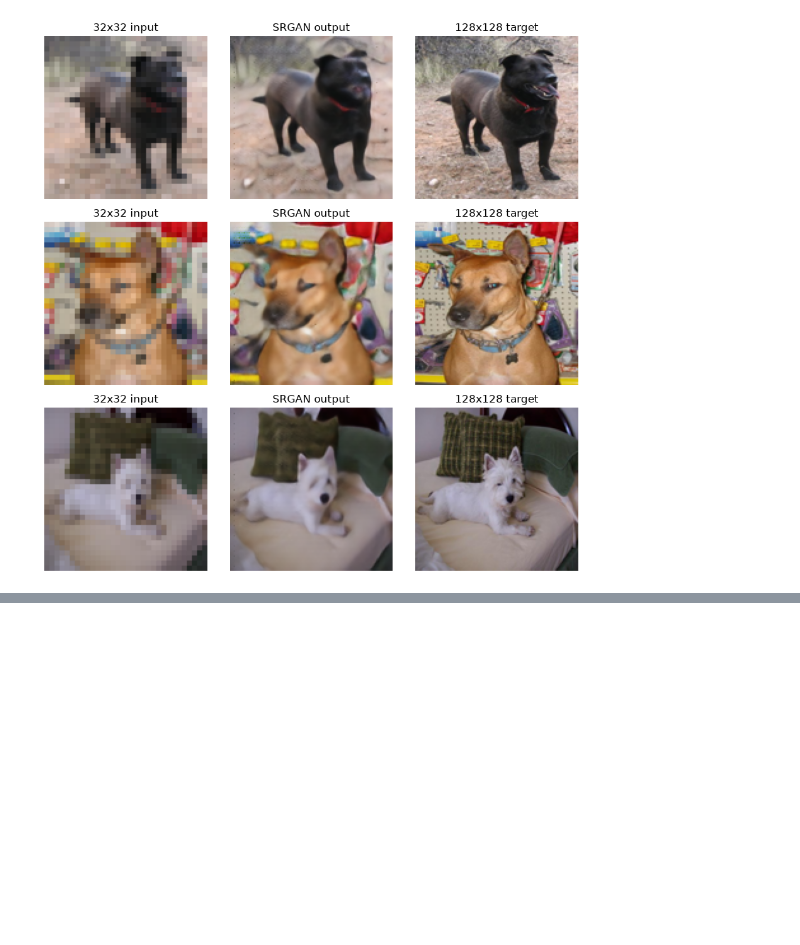
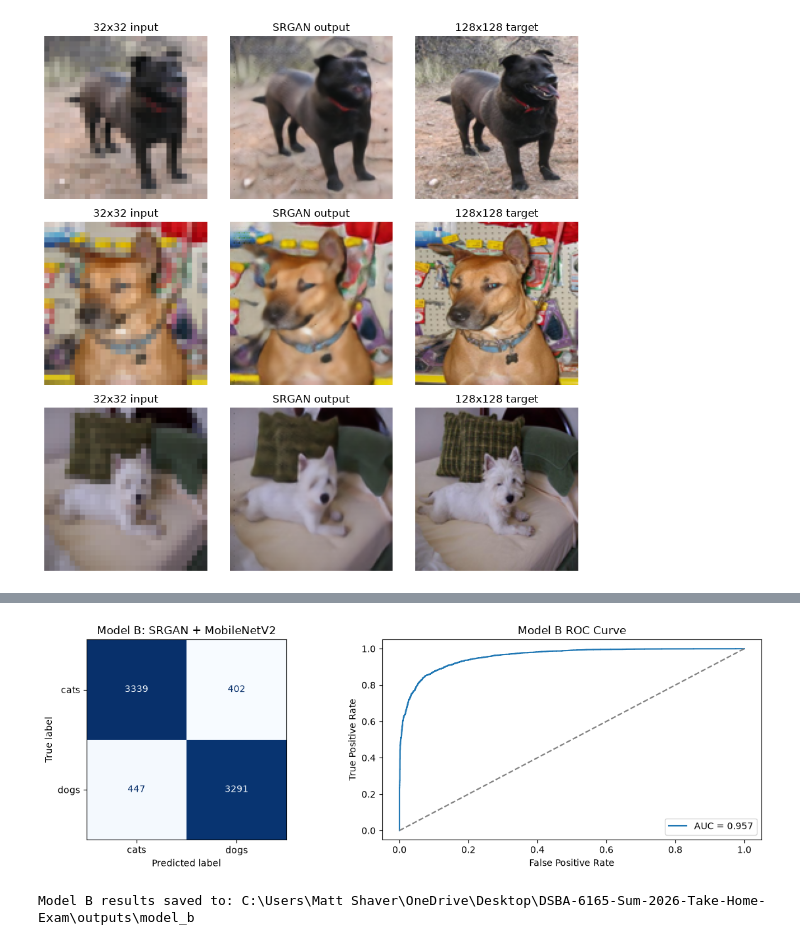
Before and after one commit to shaverm96/DSBA-6165-Sum-2026-Take-Home-Exam, a Jupyter notebook: notebooks/03_srgan.ipynb, the cells around one changed output, grey strips where cells are left out. Saved outputs shown, nothing was run; the diff lists cells and outputs as text; code cells hidden in the pictures; blank space fills up the shorter version.

```diff
--- a/notebooks/03_srgan.ipynb
+++ b/notebooks/03_srgan.ipynb
@@ -534,0 +601,16 @@ plt.show()
+# %%
+SRGAN_CHECKPOINT_PATH = MODELS_DIR / 'last.pt'
+
+if not MODEL_A_PATH.exists():
+    raise FileNotFoundError(
+        f'Model A checkpoint was not found at {MODEL_A_PATH}. Run 02_model_a_baseline.ipynb first.'
+    )
+
+if not SRGAN_CHECKPOINT_PATH.exists():
+    raise FileNotFoundError(
+        f'SRGAN checkpoint was not found at {SRGAN_CHECKPOINT_PATH}. Train the SRGAN above first.'
+    )
+
+print('Using Model A checkpoint:', MODEL_A_PATH)
+print('Using SRGAN checkpoint:', SRGAN_CHECKPOINT_PATH)
+print('Model B output directory:', MODEL_B_OUTPUT_DIR)
@@ -534,0 +1028,41 @@ plt.show()
+# %%
+prediction_table = pd.DataFrame({
+    'image_path': test_table['image_path'],
+    'actual': [CLASS_NAMES[target] for target in targets],
+    'probability_dog': all_probabilities,
+    'predicted': [CLASS_NAMES[int(prediction)] for prediction in predictions],
+})
+
+prediction_table.to_csv(MODEL_B_OUTPUT_DIR / 'test_predictions.csv', index=False)
+(MODEL_B_OUTPUT_DIR / 'test_metrics.json').write_text(
+    json.dumps(model_b_test_metrics, indent=2),
+    encoding='utf-8',
+)
+
+fig, axes = plt.subplots(1, 2, figsize=(12, 4))
+
+ConfusionMatrixDisplay(
+    confusion_matrix(targets, predictions),
+    display_labels=CLASS_NAMES,
+).plot(ax=axes[0], cmap='Blues', colorbar=False)
+axes[0].set_title('Model B: SRGAN + MobileNetV2')
+
+axes[1].plot(
+    false_positive_rate,
+    true_positive_rate,
+    label=f"AUC = {model_b_test_metrics['roc_auc']:.3f}",
+)
+axes[1].plot([0, 1], [0, 1], linestyle='--', color='gray')
+axes[1].set_title('Model B ROC Curve')
+axes[1].set_xlabel('False Positive Rate')
+axes[1].set_ylabel('True Positive Rate')
+axes[1].legend()
+
+plt.tight_layout()
+plt.savefig(MODEL_B_OUTPUT_DIR / 'test_evaluation.png', dpi=200)
+plt.show()
+
+print('Model B results saved to:', MODEL_B_OUTPUT_DIR)
+# %% [output]
+[figure, added]
+Model B results saved to: C:\Users\Matt Shaver\OneDrive\Desktop\DSBA-6165-Sum-2026-Take-Home-Exam\outputs\model_b
```
Also changed, not shown: parts of 18 cells of this notebook, 3 other files.
